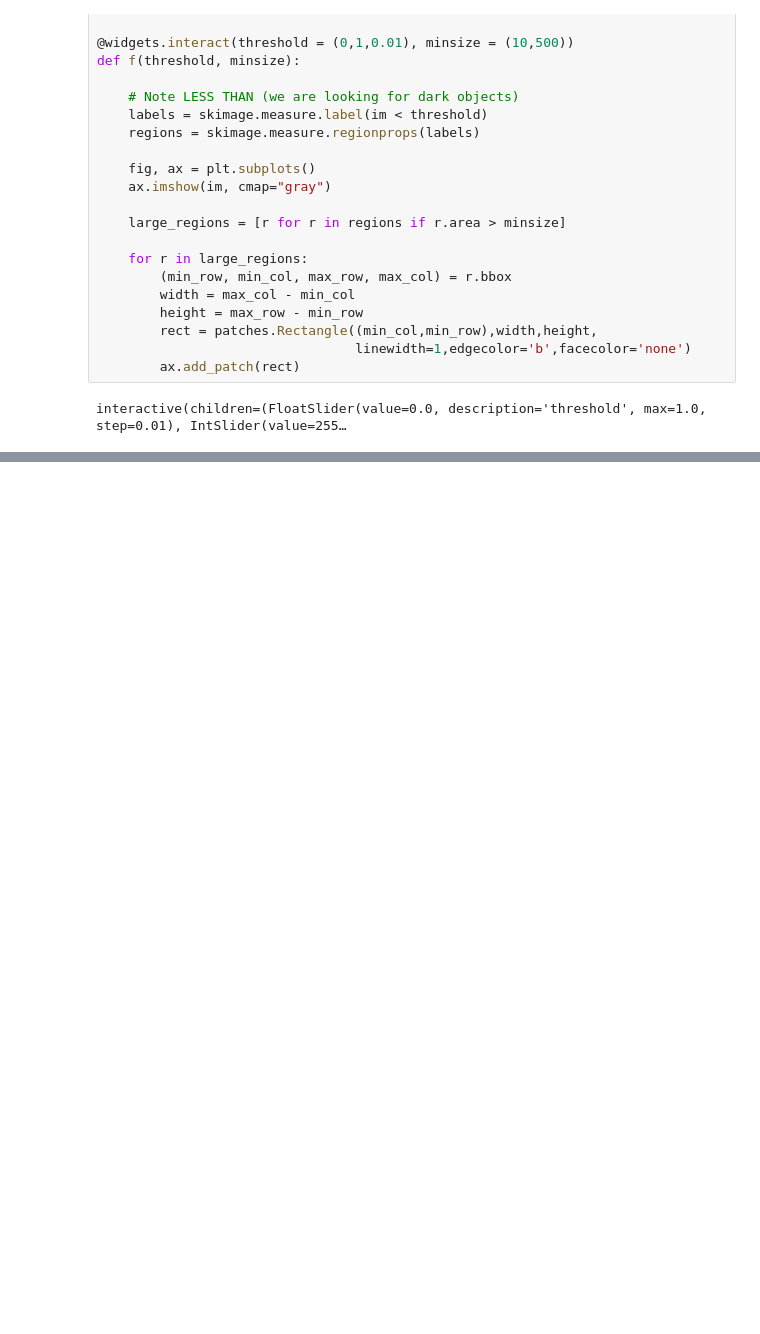
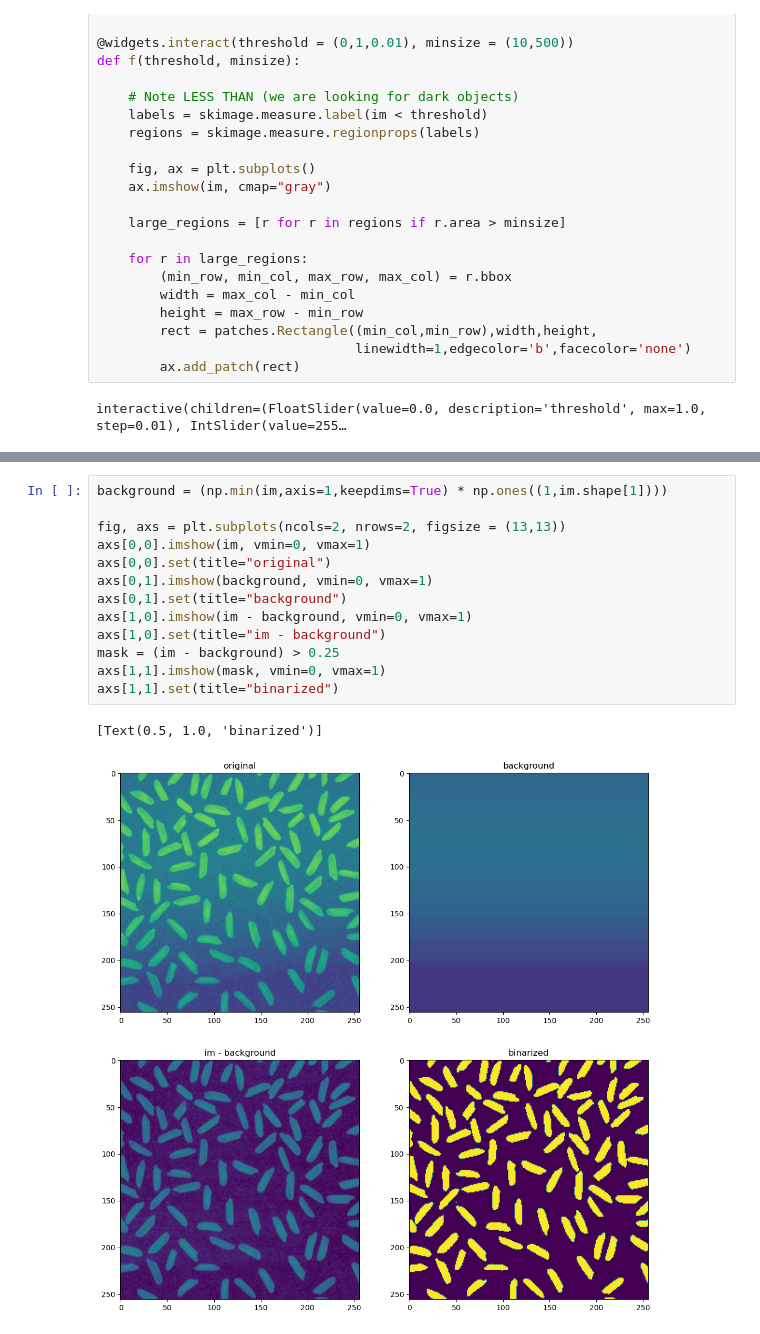
Before and after one commit to dennisshushackost/ComputerVision, a Jupyter notebook: Exercises/Summary.ipynb, the cells around one changed output, grey strips where cells are left out. Drawn from its saved outputs; the diff is of its cells as text; blank space fills up the shorter version.

```diff
--- a/Exercises/Summary.ipynb
+++ b/Exercises/Summary.ipynb
@@ -443,0 +464,16 @@ interactive(children=(FloatSlider(value=0.0, description='threshold', max=1.0, s
+# %%
+background = (np.min(im,axis=1,keepdims=True) * np.ones((1,im.shape[1])))
+
+fig, axs = plt.subplots(ncols=2, nrows=2, figsize = (13,13))
+axs[0,0].imshow(im, vmin=0, vmax=1)
+axs[0,0].set(title="original")
+axs[0,1].imshow(background, vmin=0, vmax=1)
+axs[0,1].set(title="background")
+axs[1,0].imshow(im - background, vmin=0, vmax=1)
+axs[1,0].set(title="im - background")
+mask = (im - background) > 0.25
+axs[1,1].imshow(mask, vmin=0, vmax=1)
+axs[1,1].set(title="binarized")
+# %% [output]
+[Text(0.5, 1.0, 'binarized')]
+[figure, added]
```
Also changed, not shown: parts of 5 cells of this notebook.
